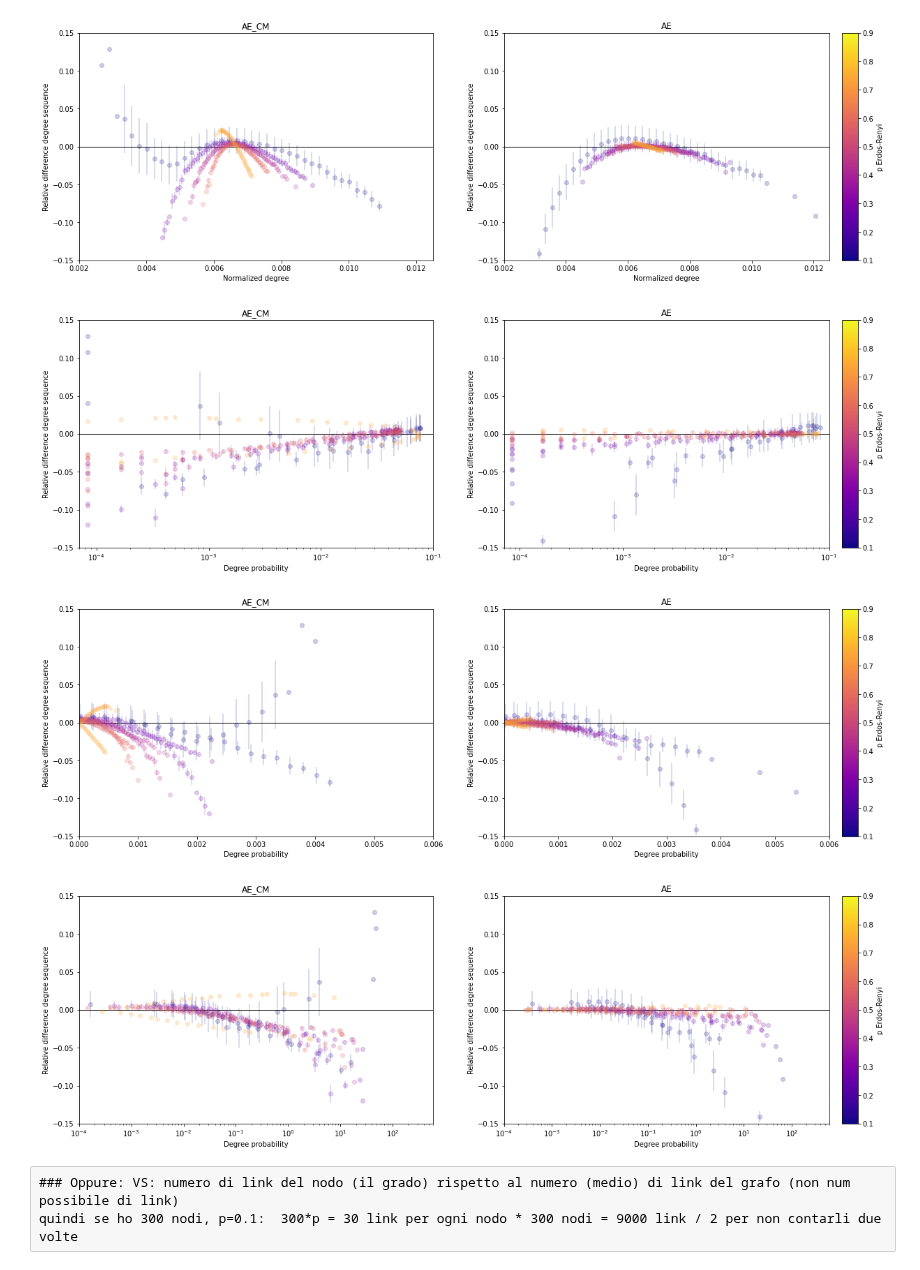
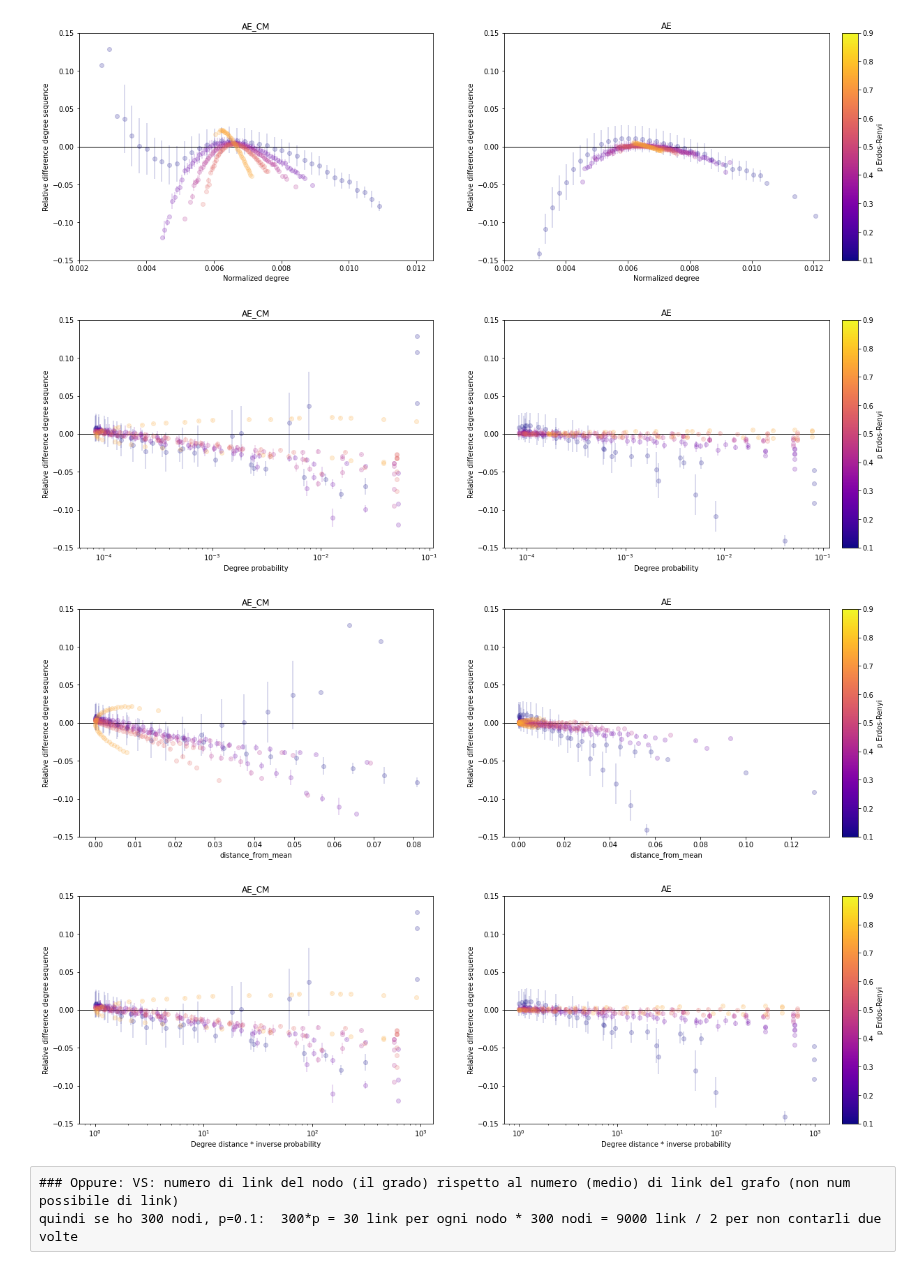
Before and after one commit to dandarm/Embednet, a Jupyter notebook: grid_studies.ipynb, the cells around one changed output. Saved outputs shown, nothing was run; the diff lists cells and outputs as text; code cells hidden in the pictures.

```diff
--- a/grid_studies.ipynb
+++ b/grid_studies.ipynb
@@ -24,7 +30,7 @@ from config_valid import GraphType, get_dataset_trial_string, get_model_trial_st
 # %%
 head_df = pd.read_csv(all_runs_csv)
 # %%
-df_out = get_df_from_configs(head_df)
+df_out = get_df_configs_from_paths(head_df)
 # %%
 #df_out.info()
 df_out.shape
@@ -361,29 +321,33 @@ plt.show()
 plot_data_ae =  extract_data_from_mask(tot_mask_xavier_ER_AE__1_8_4__adjnorm_300_40, feat='pER', probs=True)
 plot_data_aecm = extract_data_from_mask(tot_mask_xavier_ER_AECM__1_8_4__adjnorm_300_40, feat='pER', probs=True)
 fig, ax = plt.subplots(1,2, figsize=(20,6))
-plot_curves_vs_features(plot_data_aecm, titolo='AE_CM', x_title="Degree probability", x_lim=(0.00007, 0.1), y_lim=(-0.15, 0.15), ax=ax[0], logx=True, colorbar=False)
-plot_curves_vs_features(plot_data_ae, titolo='AE', x_title="Degree probability", x_lim=(0.00007, 0.1), y_lim=(-0.15, 0.15), ax=ax[1], logx=True, titolo_laterale='p Erdos-Renyi')
+#x_lim=(0.00007, 0.1),
+plot_curves_vs_features(plot_data_aecm, titolo='AE_CM', x_title="Degree probability", y_lim=(-0.15, 0.15), ax=ax[0], logx=True, colorbar=False)
+plot_curves_vs_features(plot_data_ae, titolo='AE', x_title="Degree probability", y_lim=(-0.15, 0.15), ax=ax[1], logx=True, titolo_laterale='p Erdos-Renyi')
 plt.show()
 # %% [output]
-[figure, old version]
+[figure, new version]
 # %%
 plot_data_ae =  extract_data_from_mask(tot_mask_xavier_ER_AE__1_8_4__adjnorm_300_40, feat='pER', distance_from_mean=True)
 plot_data_aecm = extract_data_from_mask(tot_mask_xavier_ER_AECM__1_8_4__adjnorm_300_40, feat='pER', distance_from_mean=True)
 fig, ax = plt.subplots(1,2, figsize=(20,6))
-plot_curves_vs_features(plot_data_aecm, titolo='AE_CM', x_title="Degree probability", x_lim=(0.000, 0.006), y_lim=(-0.15, 0.15), ax=ax[0], colorbar=False)
-plot_curves_vs_features(plot_data_ae, titolo='AE', x_title="Degree probability", x_lim=(0.000, 0.006), y_lim=(-0.15, 0.15), ax=ax[1], titolo_laterale='p Erdos-Renyi')
+#x_lim=(0.000, 0.006),
+plot_curves_vs_features(plot_data_aecm, titolo='AE_CM', x_title="distance_from_mean", y_lim=(-0.15, 0.15), logx=False, ax=ax[0], colorbar=False)
+plot_curves_vs_features(plot_data_ae, titolo='AE', x_title="distance_from_mean", y_lim=(-0.15, 0.15), logx=False, ax=ax[1], titolo_laterale='p Erdos-Renyi')
 plt.show()
 # %% [output]
-[figure, old version]
+[figure, new version]
 # %%
 plot_data_ae =  extract_data_from_mask(tot_mask_xavier_ER_AE__1_8_4__adjnorm_300_40, feat='pER', dist_prob=True)
 plot_data_aecm = extract_data_from_mask(tot_mask_xavier_ER_AECM__1_8_4__adjnorm_300_40, feat='pER', dist_prob=True)
 fig, ax = plt.subplots(1,2, figsize=(20,6))
-plot_curves_vs_features(plot_data_aecm, titolo='AE_CM', x_title="Degree probability", x_lim=(0.0001, 600), y_lim=(-0.15, 0.15), logx=True, ax=ax[0], colorbar=False)
-plot_curves_vs_features(plot_data_ae, titolo='AE', x_title="Degree probability", x_lim=(0.0001, 600), y_lim=(-0.15, 0.15), ax=ax[1], logx=True, titolo_laterale='p Erdos-Renyi')
+#x_lim=(0.0001, 600)
+y_lim=(-0.15, 0.15)
+plot_curves_vs_features(plot_data_aecm, titolo='AE_CM', x_title="Degree distance * inverse probability",  y_lim=y_lim, logx=True, ax=ax[0], colorbar=False)
+plot_curves_vs_features(plot_data_ae, titolo='AE', x_title="Degree distance * inverse probability", y_lim=y_lim, ax=ax[1], logx=True, titolo_laterale='p Erdos-Renyi')
 plt.show()
 # %% [output]
-[figure, old version]
+[figure, new version]
 # %% [raw]
 ### Oppure: VS: numero di link del nodo (il grado) rispetto al numero (medio) di link del grafo (non num possibile di link)
 quindi se ho 300 nodi, p=0.1:  300*p = 30 link per ogni nodo * 300 nodi = 9000 link / 2 per non contarli due volte
```
Also changed, not shown: parts of 22 cells of this notebook, 14 other files.
